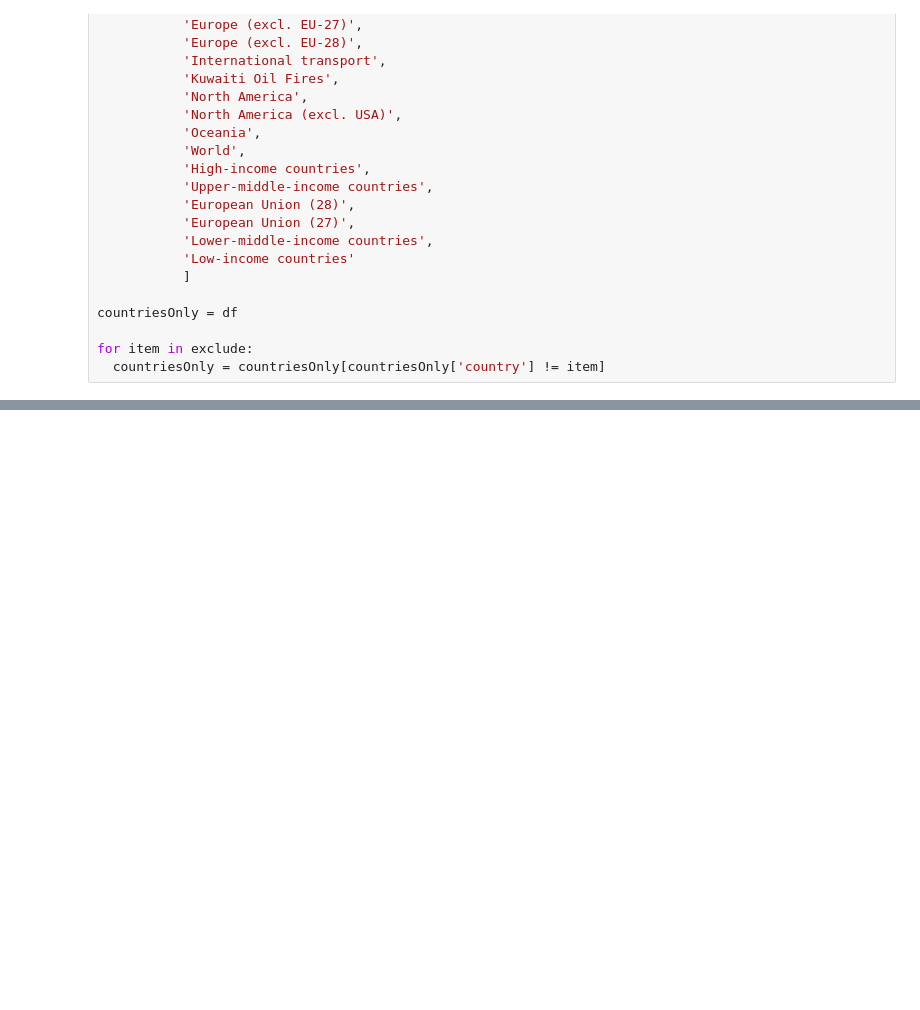
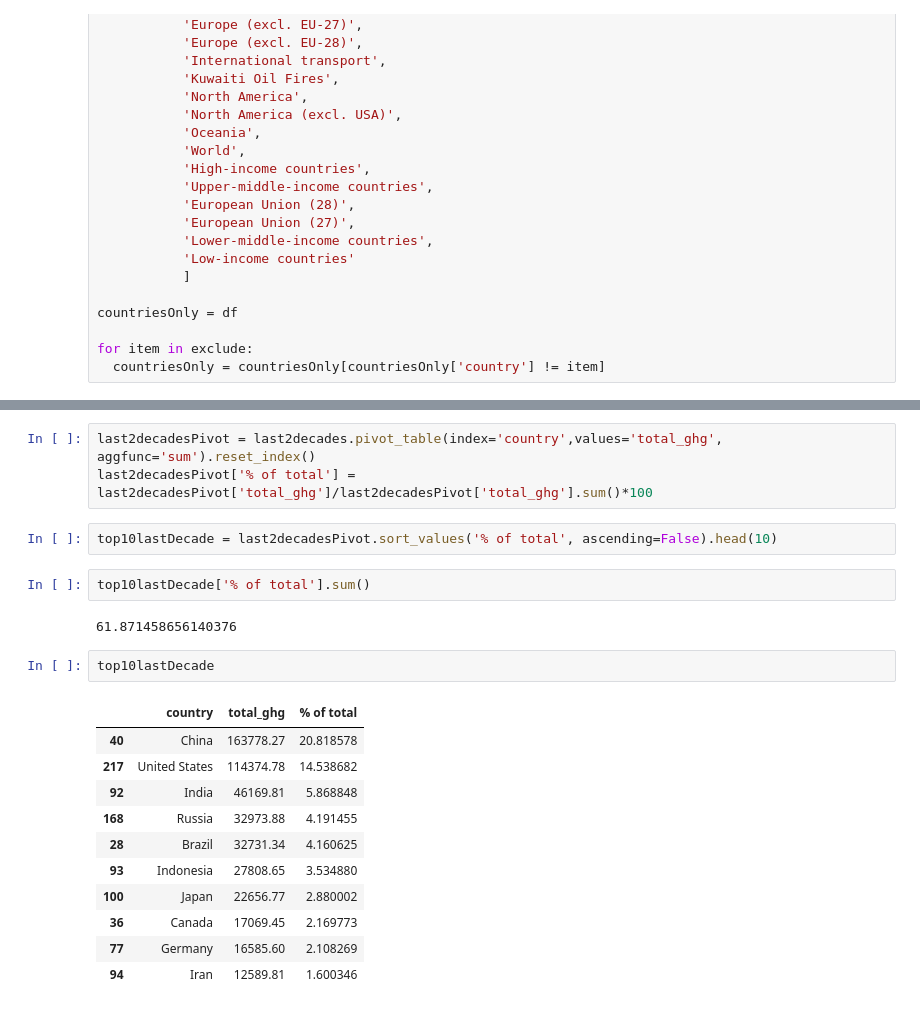
Before and after one commit to jimbojamborine/Projects, a Jupyter notebook: Global_Warming_Analysis.ipynb, the cells around one changed output, grey strips where cells are left out. Cells and saved outputs as stored; diff of their text form; blank space fills up the shorter version.

```diff
--- a/Global_Warming_Analysis.ipynb
+++ b/Global_Warming_Analysis.ipynb
@@ -181,0 +235,23 @@ fig.show()
+# %%
+last2decadesPivot = last2decades.pivot_table(index='country',values='total_ghg', aggfunc='sum').reset_index()
+last2decadesPivot['% of total'] = last2decadesPivot['total_ghg']/last2decadesPivot['total_ghg'].sum()*100
+# %%
+top10lastDecade = last2decadesPivot.sort_values('% of total', ascending=False).head(10)
+# %%
+top10lastDecade['% of total'].sum()
+# %% [output]
+61.871458656140376
+# %%
+top10lastDecade
+# %% [output]
+|  | country | total_ghg | % of total |
+| 40 | China | 163778.27 | 20.818578 |
+| 217 | United States | 114374.78 | 14.538682 |
+| 92 | India | 46169.81 | 5.868848 |
+| 168 | Russia | 32973.88 | 4.191455 |
+| 28 | Brazil | 32731.34 | 4.160625 |
+| 93 | Indonesia | 27808.65 | 3.534880 |
+| 100 | Japan | 22656.77 | 2.880002 |
+| 36 | Canada | 17069.45 | 2.169773 |
+| 77 | Germany | 16585.60 | 2.108269 |
+| 94 | Iran | 12589.81 | 1.600346 |
```
Also changed, not shown: parts of 21 cells of this notebook.
